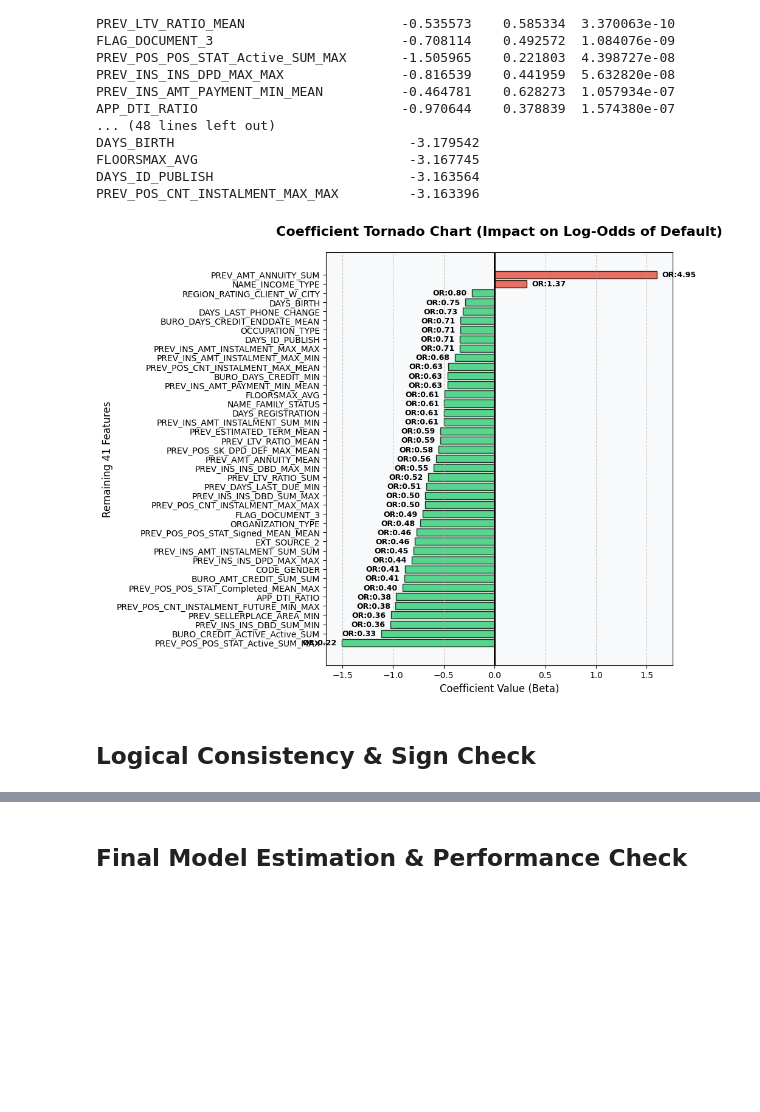
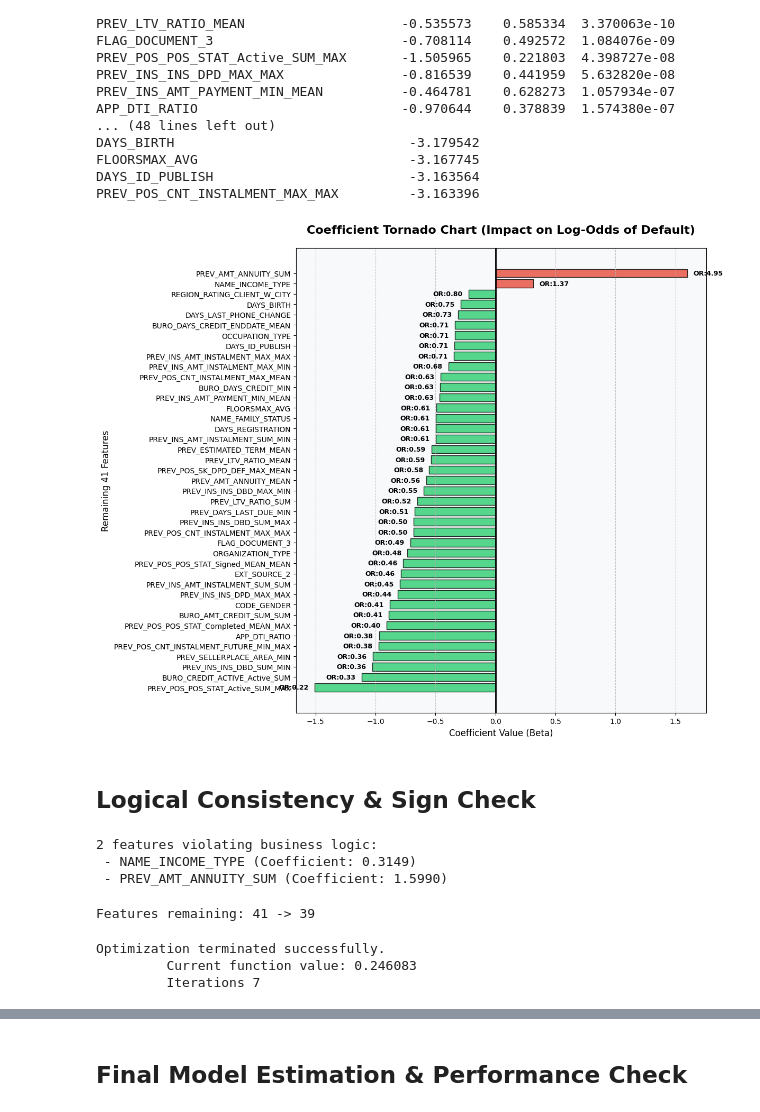
Before and after one commit to ErenReyhanlioglu/Credit_Risk_Analysis, a Jupyter notebook: notebooks/03_logistic_regression_scorecard.ipynb, the cells around one changed output, grey strips where cells are left out. Drawn from its saved outputs; the diff is of its cells as text; code cells hidden in the pictures; blank space fills up the shorter version.

Commit message:
feat: enforce business logic with beta sign check and finalize 39-feature logit model

```diff
--- a/notebooks/03_logistic_regression_scorecard.ipynb
+++ b/notebooks/03_logistic_regression_scorecard.ipynb
@@ -326,34 +326,65 @@ PREV_POS_CNT_INSTALMENT_MAX_MAX         -3.163396
 import matplotlib.pyplot as plt
 import numpy as np
 
 plot_data = stats_pruned.sort_values(by='coef')
 
-plt.figure(figsize=(10, 8))
+plt.figure(figsize=(12, 10))
 
 # Color coding: Red for positive (Risk Increasing), Green for negative (Risk Decreasing)
 colors = ['#e74c3c' if c > 0 else '#2ecc71' for c in plot_data['coef']]
 
 bars = plt.barh(plot_data.index, plot_data['coef'], color=colors, edgecolor='black', alpha=0.8)
 plt.axvline(x=0, color='black', linestyle='-', linewidth=2)
 
 plt.title('Coefficient Tornado Chart (Impact on Log-Odds of Default)', fontsize=16, fontweight='bold', pad=20)
 plt.xlabel('Coefficient Value (Beta)', fontsize=12)
 plt.ylabel('Remaining 41 Features', fontsize=12)
 
 for i, bar in enumerate(bars):
     val = bar.get_width()
     or_val = plot_data['odds_ratio'].iloc[i]
     text_x = val + 0.05 if val > 0 else val - 0.05
     ha = 'left' if val > 0 else 'right'
     plt.text(text_x, bar.get_y() + bar.get_height()/2, f"OR:{or_val:.2f}",
              va='center', ha=ha, fontsize=9, color='black', fontweight='bold')
 
 plt.grid(axis='x', linestyle='--', alpha=0.7)
 plt.gca().set_facecolor('#f8f9fa')
 
 plt.tight_layout()
 plt.show()
 # %% [output]
-[figure, old version]
+[figure, new version]
 # %% [markdown]
 ## **Logical Consistency & Sign Check**
+# %%
+violating_features = check_beta_signs(pruned_model, expected_sign='negative')
+
+print(f"{len(violating_features)} features violating business logic:")
+for feat in violating_features:
+    coef_val = pruned_model.params[feat]
+    print(f" - {feat} (Coefficient: {coef_val:.4f})")
+# %% [output]
+2 features violating business logic:
+ - NAME_INCOME_TYPE (Coefficient: 0.3149)
+ - PREV_AMT_ANNUITY_SUM (Coefficient: 1.5990)
+# %%
+final_business_features = [f for f in final_features if f not in violating_features]
+
+print(f"Features remaining: {len(final_features)} -> {len(final_business_features)}")
+
+X_train_logical = X_train_pruned[final_business_features]
+X_test_logical = X_test_pruned[final_business_features]
+# %% [output]
+Features remaining: 41 -> 39
+# %%
+final_logical_model = fit_logistic_regression(X_train_logical, y_train)
+
+y_prob_train_logical = final_logical_model.predict(sm.add_constant(X_train_logical))
+
+logical_gini = calculate_gini(y_train, y_prob_train_logical)
+logical_ks = calculate_ks(y_train, y_prob_train_logical)
+# %% [output]
+Optimization terminated successfully.
+         Current function value: 0.246083
+         Iterations 7
```
Also changed, not shown: parts of 11 cells of this notebook, 1 other file.
